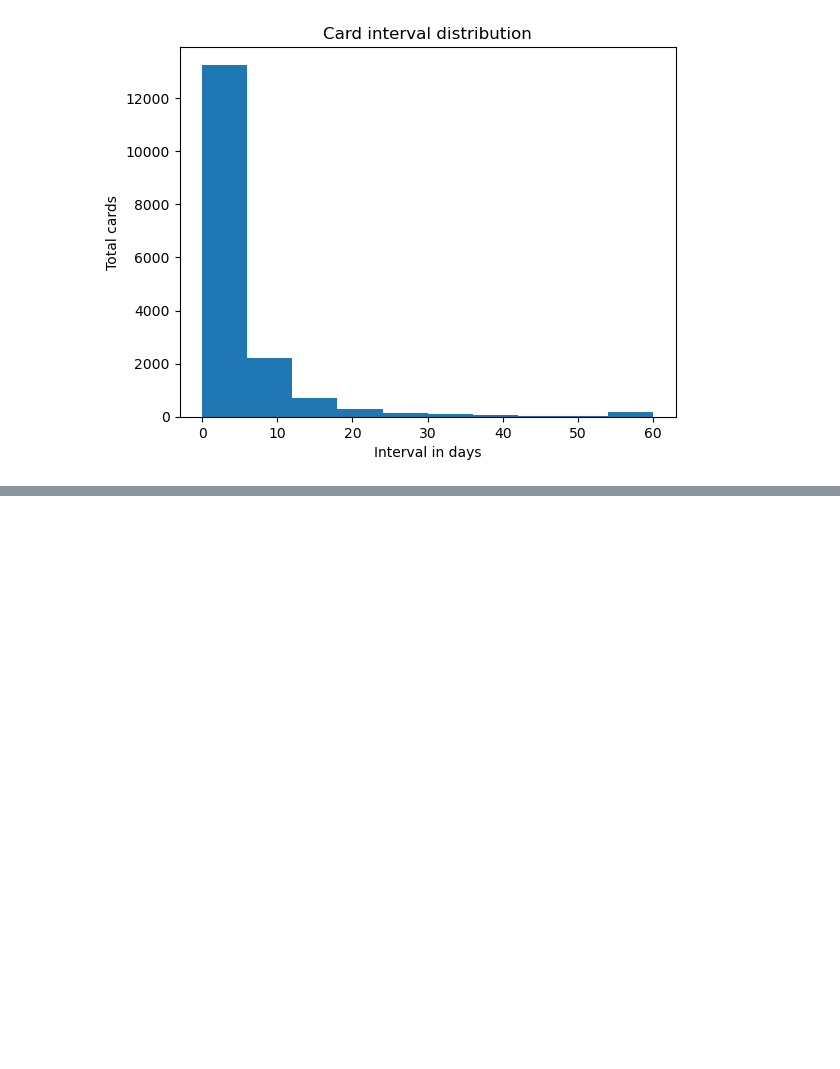
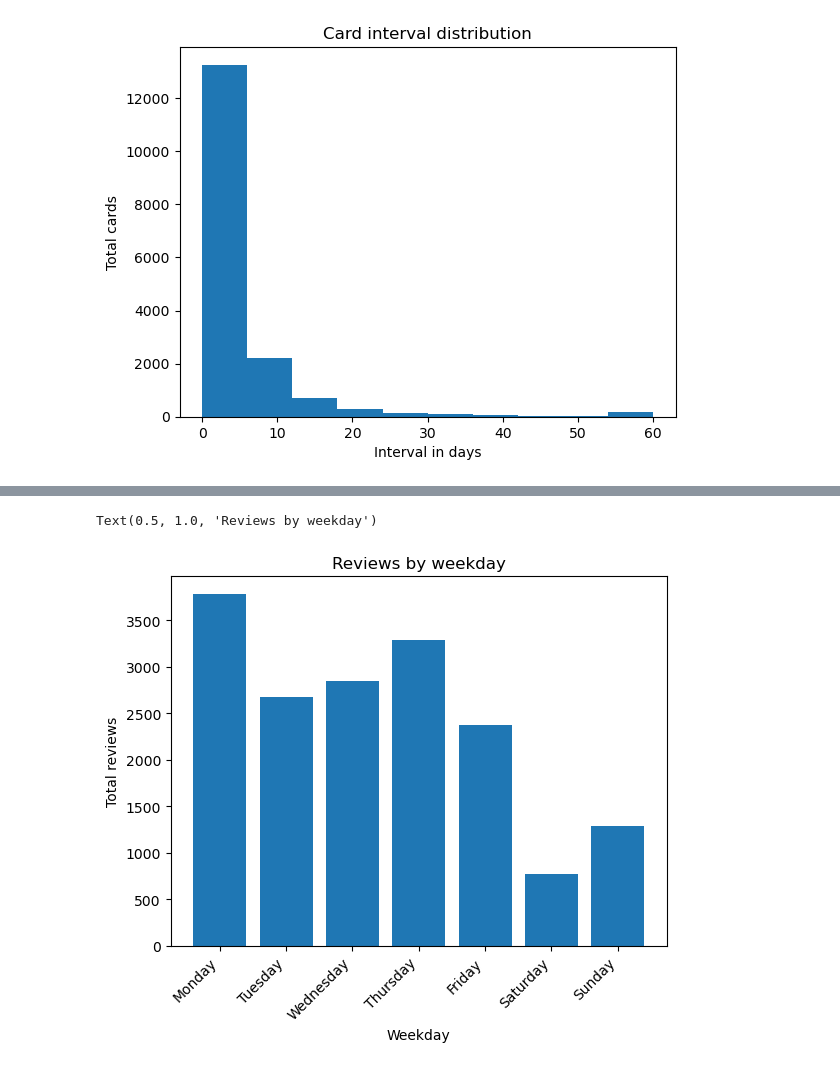
Before and after one commit to LilleAila/projects, a Jupyter notebook: it2/21-datasett-prosjekt-final/anki/native.ipynb, the cells around one changed output, grey strips where cells are left out. Saved outputs shown, nothing was run; the diff lists cells and outputs as text; code cells hidden in the pictures; blank space fills up the shorter version.

```diff
--- a/it2/21-datasett-prosjekt-final/anki/native.ipynb
+++ b/it2/21-datasett-prosjekt-final/anki/native.ipynb
@@ -90,0 +106,18 @@ Text(0.5, 1.0, 'Card interval distribution')
+# %%
+weekdays = {}
+for d in dates:
+    weekdays[d.weekday()] = weekdays.get(d.weekday(), 0) + 1
+weekdays = sorted(weekdays.items(), key=lambda d: d[0])
+
+days = ["Monday", "Tuesday", "Wednesday", "Thursday", "Friday", "Saturday", "Sunday"]
+
+fig, ax = plt.subplots()
+ax.bar(days, [d[1] for d in weekdays])
+ax.set_xticks(ax.get_xticks())
+ax.set_xticklabels(ax.get_xticklabels(), rotation=45, ha="right")
+ax.set_xlabel("Weekday")
+ax.set_ylabel("Total reviews")
+ax.set_title("Reviews by weekday")
+# %% [output]
+Text(0.5, 1.0, 'Reviews by weekday')
+[figure, added]
```
Also changed, not shown: parts of 5 cells of this notebook, 1 other file.
